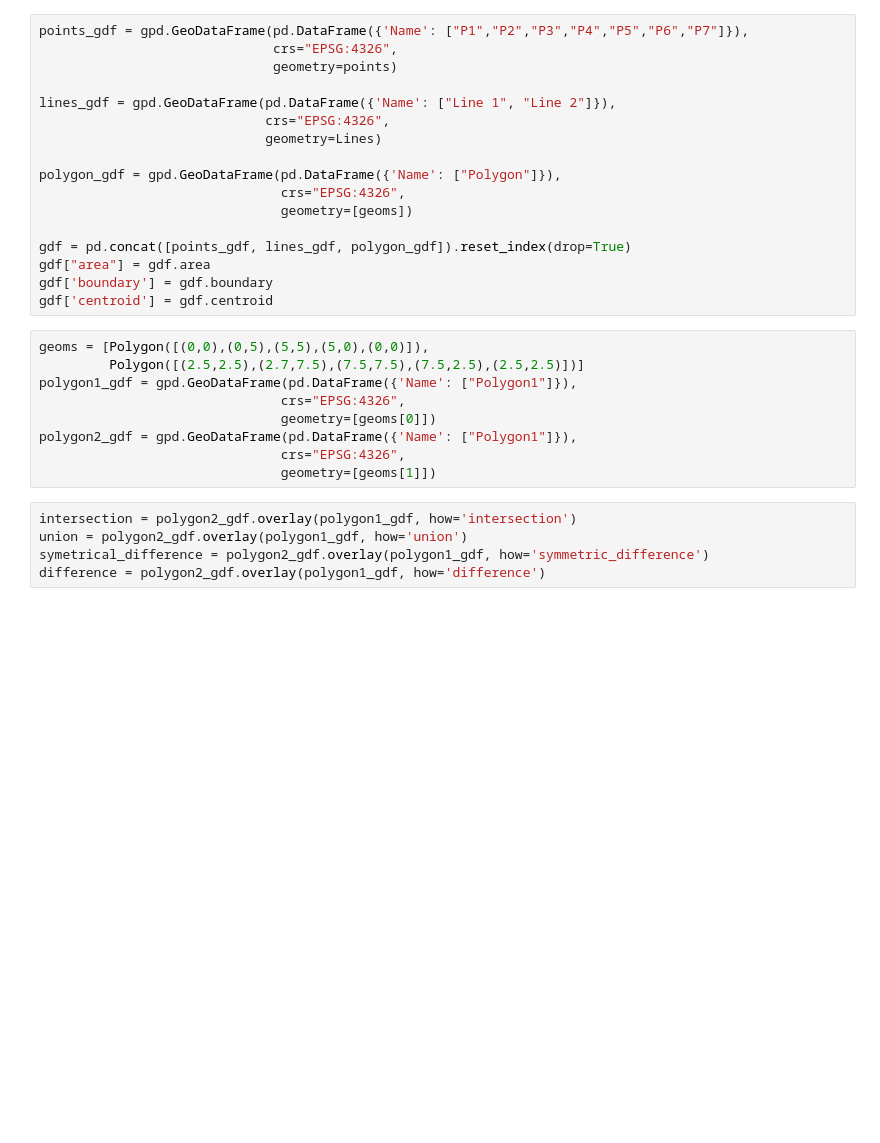
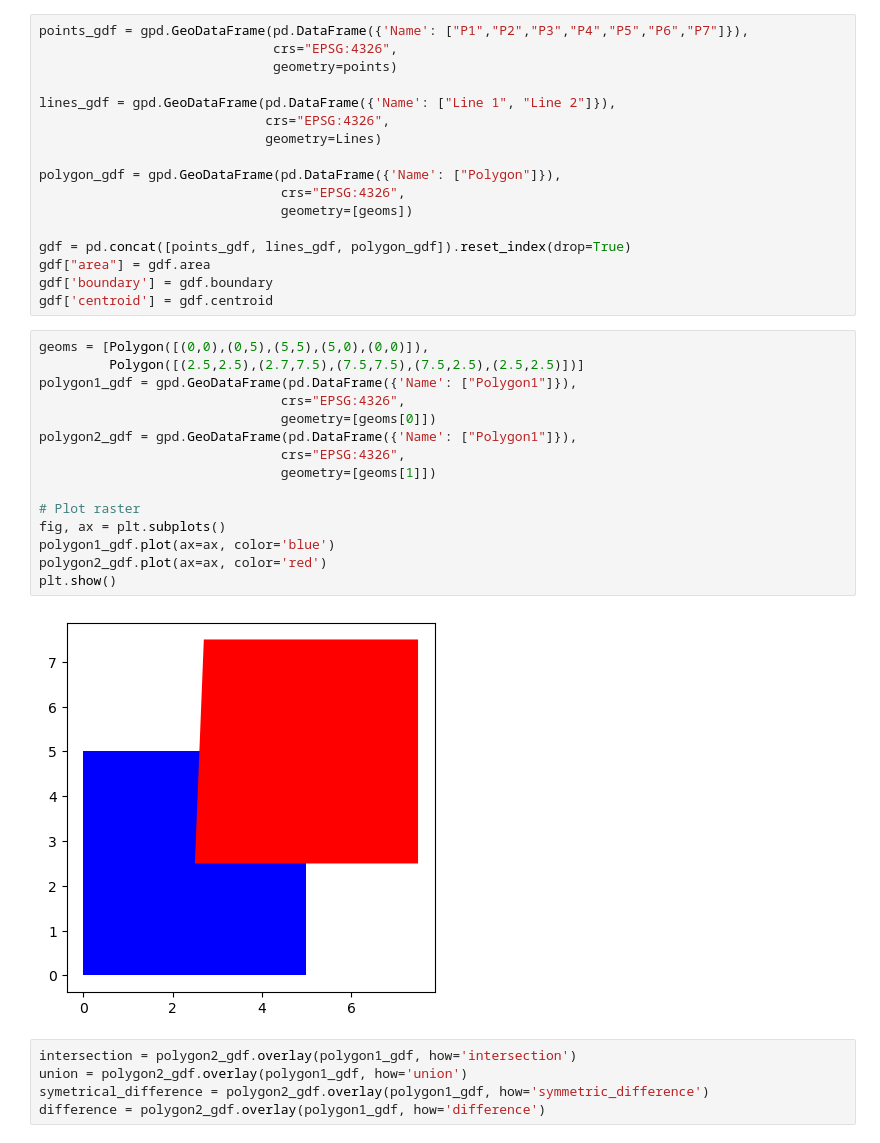
Before and after one commit to symmy596/Scipy2025_workshop, a Jupyter notebook: slides/2_geospatial_data.ipynb, the cells around one changed output. Saved outputs shown, nothing was run; the diff lists cells and outputs as text; blank space fills up the shorter version.

```diff
--- a/slides/2_geospatial_data.ipynb
+++ b/slides/2_geospatial_data.ipynb
@@ -191,12 +191,20 @@ gdf['centroid'] = gdf.centroid
 # %%
 geoms = [Polygon([(0,0),(0,5),(5,5),(5,0),(0,0)]),
          Polygon([(2.5,2.5),(2.7,7.5),(7.5,7.5),(7.5,2.5),(2.5,2.5)])]
 polygon1_gdf = gpd.GeoDataFrame(pd.DataFrame({'Name': ["Polygon1"]}),
                                crs="EPSG:4326",
                                geometry=[geoms[0]])
 polygon2_gdf = gpd.GeoDataFrame(pd.DataFrame({'Name': ["Polygon1"]}),
                                crs="EPSG:4326",
                                geometry=[geoms[1]])
+
+# Plot raster
+fig, ax = plt.subplots()
+polygon1_gdf.plot(ax=ax, color='blue')
+polygon2_gdf.plot(ax=ax, color='red')
+plt.show()
+# %% [output]
+[figure, added]
 # %%
 intersection = polygon2_gdf.overlay(polygon1_gdf, how='intersection')
 union = polygon2_gdf.overlay(polygon1_gdf, how='union')
```
Also changed, not shown: parts of 2 cells of this notebook, 13 other files.
